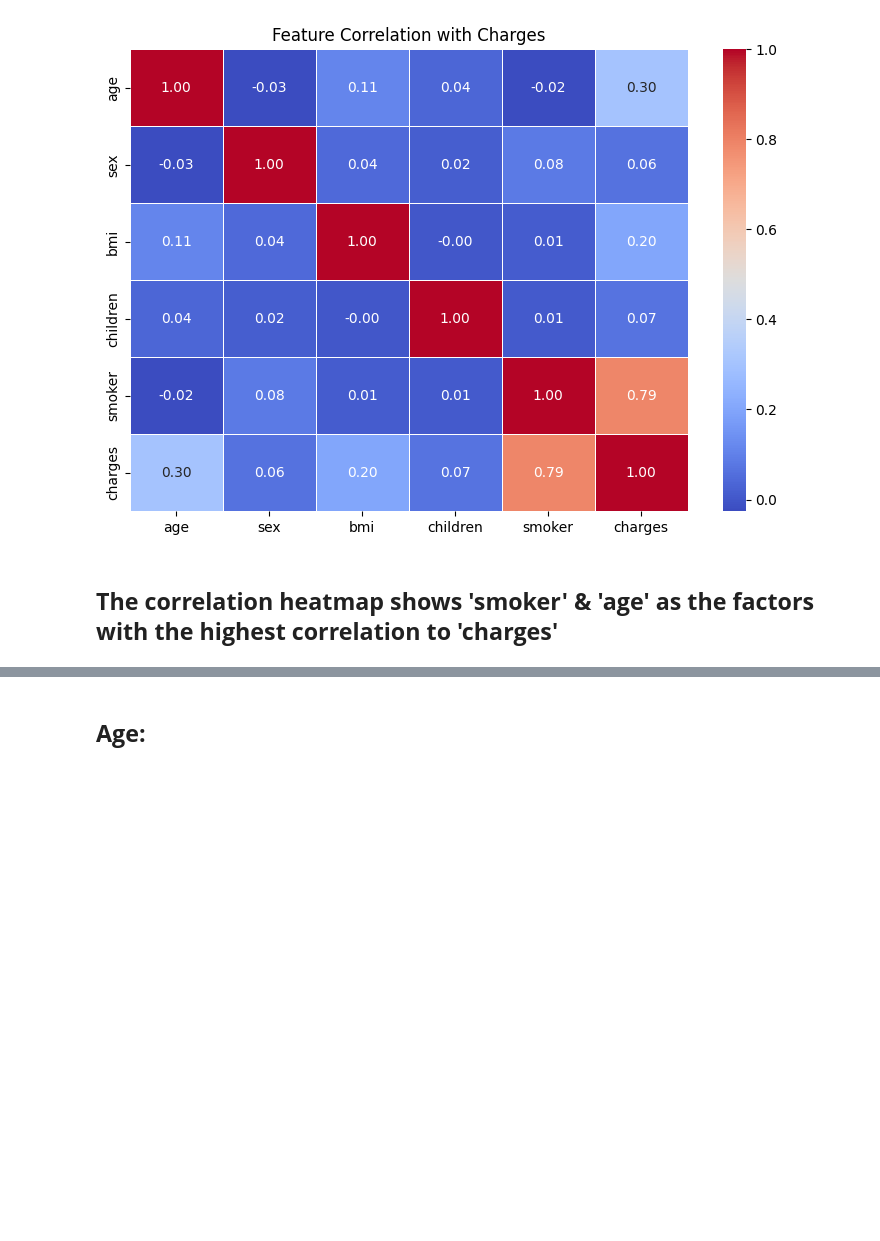
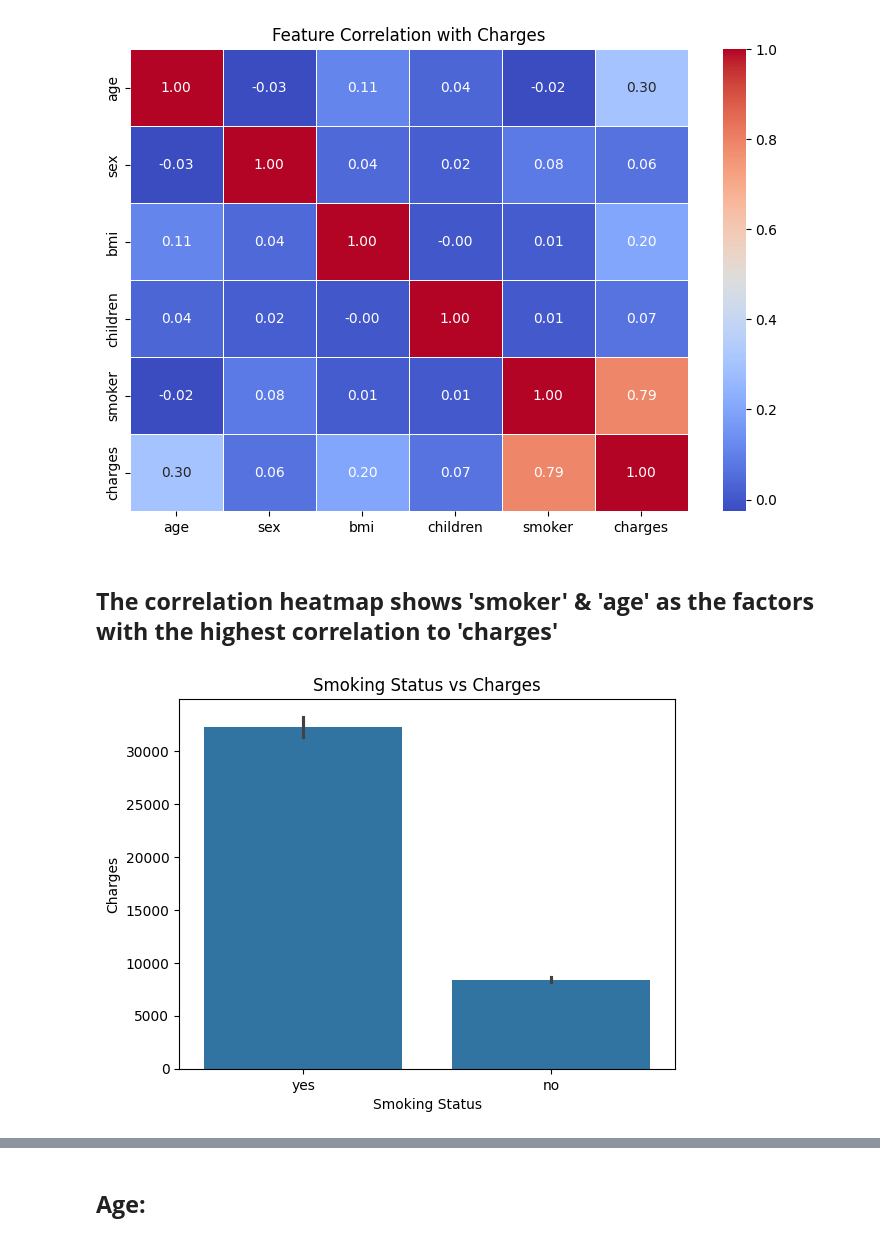
Before and after one commit to abdullaawad/Medical-Insurance-Project, a Jupyter notebook: Medical_Insurance_Project.ipynb, the cells around one changed output, grey strips where cells are left out. Drawn from its saved outputs; the diff is of its cells as text; code cells hidden in the pictures; blank space fills up the shorter version.

```diff
--- a/Medical_Insurance_Project.ipynb
+++ b/Medical_Insurance_Project.ipynb
@@ -100,3 +100,11 @@ plt.show()
 [figure]
 # %% [markdown]
 ## **The correlation heatmap shows 'smoker' & 'age' as the factors with the highest correlation to 'charges'**
+# %%
+sns.barplot(x='smoker', y='charges', data=df)
+plt.xlabel('Smoking Status')
+plt.ylabel('Charges')
+plt.title('Smoking Status vs Charges')
+plt.show()
+# %% [output]
+[figure, added]
```
Also changed, not shown: parts of 4 cells of this notebook.
